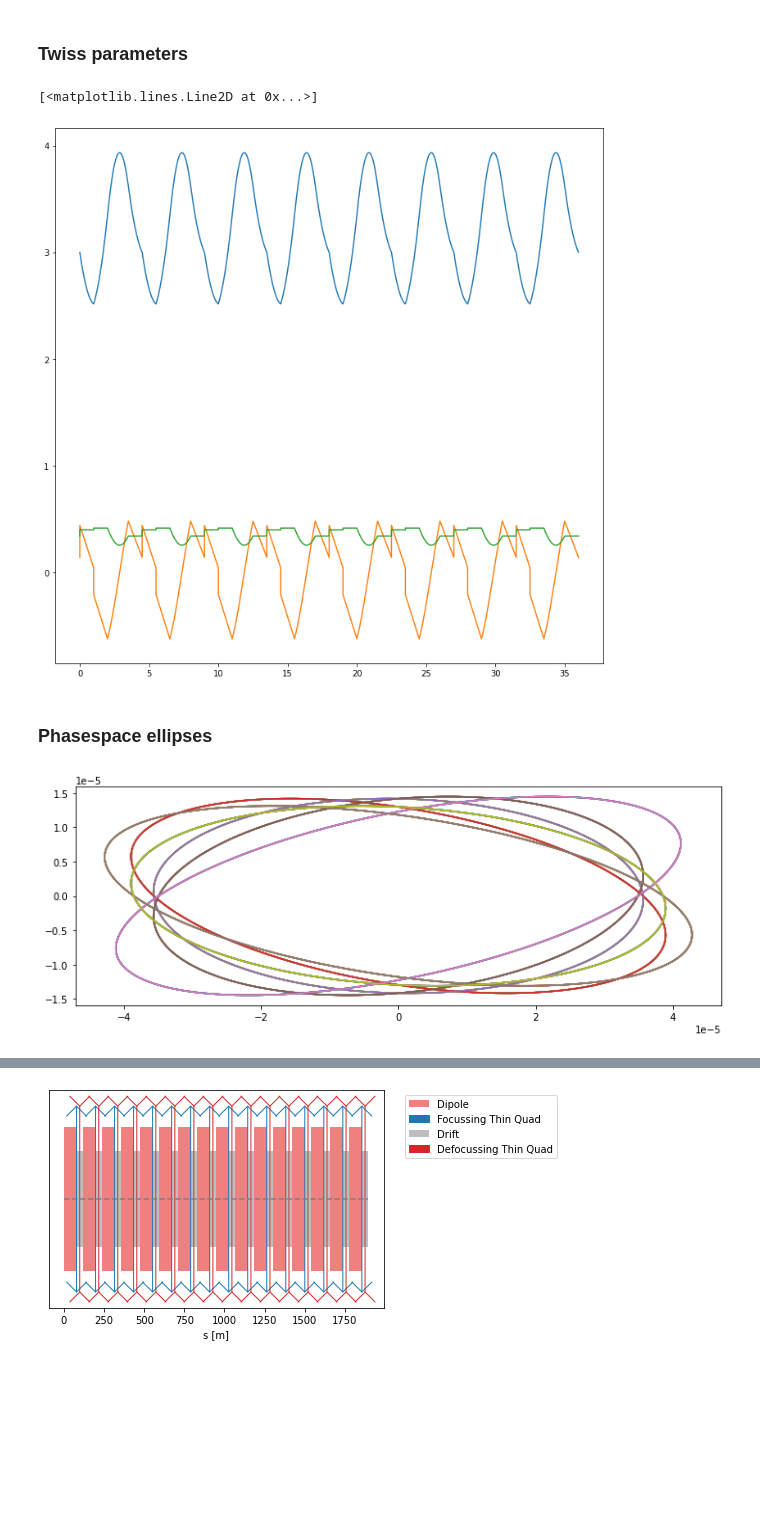
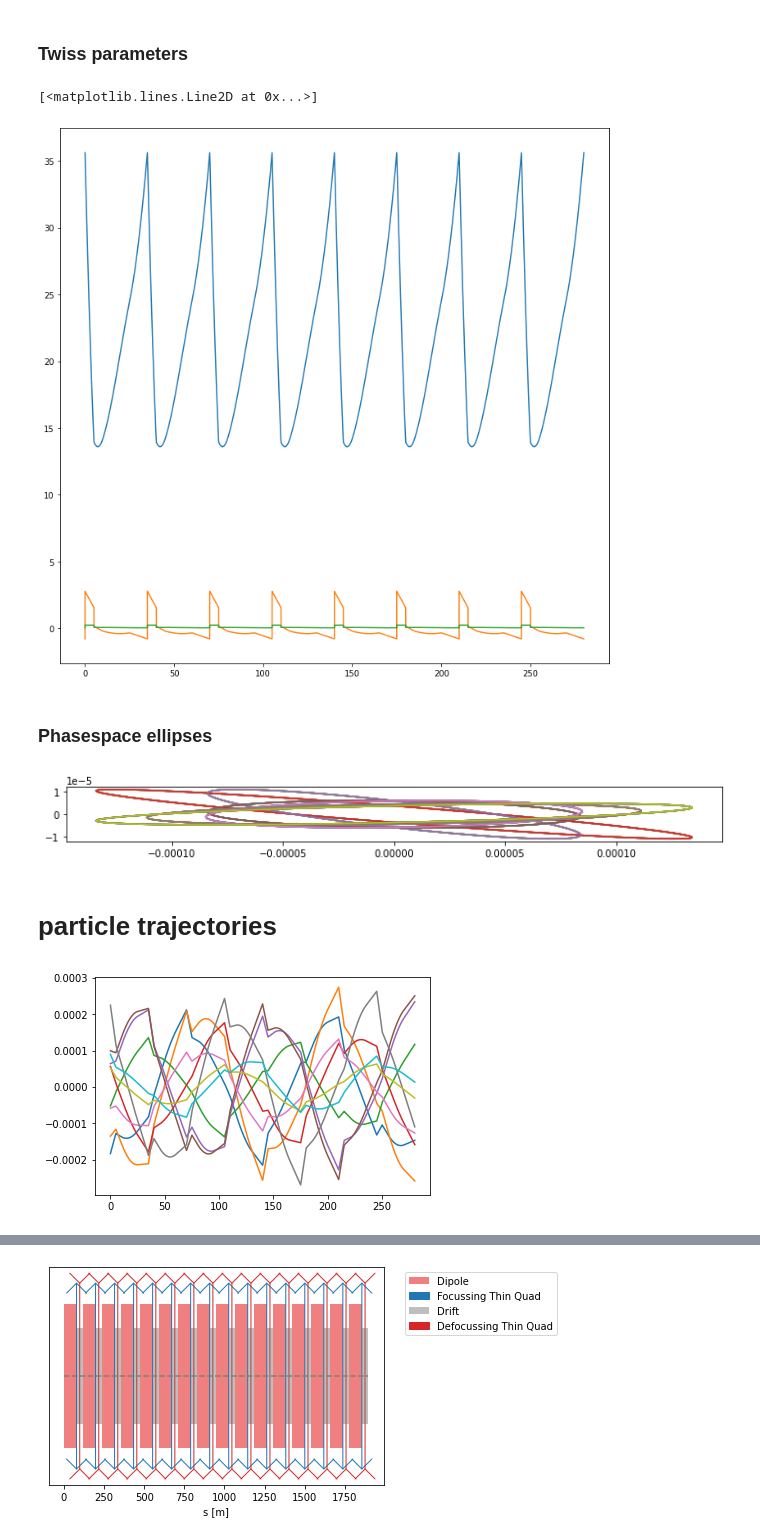
Before and after one commit to loiccoyle/pyaccelerator, a Jupyter notebook: noteboooks/lattice.ipynb, the cells around one changed output, grey strips where cells are left out. Drawn from its saved outputs; the diff is of its cells as text; code cells hidden in the pictures; blank space fills up the shorter version.

```diff
--- a/noteboooks/lattice.ipynb
+++ b/noteboooks/lattice.ipynb
@@ -13,7 +13,7 @@ import numpy as np
 # %% [markdown]
 # FODO cell
 # %%
-drift_l = 1  # m
+drift_l = 5  # m
 focal_length = 10  # meters
 
 FODO_cell = [QuadrupoleThin(focal_length), Drift(drift_l), QuadrupoleThin(-focal_length), Drift(drift_l)]
@@ -109,9 +115,10 @@ plt.grid()
 # %%
 n_fodo = 8
 n_dipole = n_fodo # one dipole after each fodo
-curve_perimeter = 12  # m
+curve_perimeter = 120  # m
 dip_theta = 2 * np.pi / n_dipole
 dip_rho = curve_perimeter / (n_dipole * dip_theta)
+drift_l = 10
 # %%
 dip = Dipole(dip_rho, dip_theta)
 # %%
@@ -163,14 +161,16 @@ plt.plot(s, alpha)
 plt.plot(s, gamma)
 # %% [output]
 [<matplotlib.lines.Line2D at 0x...>]
-[figure, old version]
+[figure, new version]
 # %% [markdown]
 ### Phasespace ellipses
 # %%
-u, u_prime, s = lattice.transport(Beam().ellipse(lattice.m_h.twiss.invariant), plane='h')
+x, x_prime, s = lattice.transport(Beam().ellipse(lattice.m_h.twiss.invariant), plane='h')
 # %%
 plt.figure(figsize=(12,12))
-plt.plot(u, u_prime)
+plt.plot(x, x_prime)
 plt.gca().set_aspect('equal')
 # %% [output]
-[figure, old version]
+[figure, new version]
+# %% [markdown]
+# particle trajectories
@@ -176,0 +181,4 @@ plt.gca().set_aspect('equal')
+# %%
+plt.plot(s, x.T);
+# %% [output]
+[figure, added]
```
Also changed, not shown: parts of 48 cells of this notebook, 12 other files.
